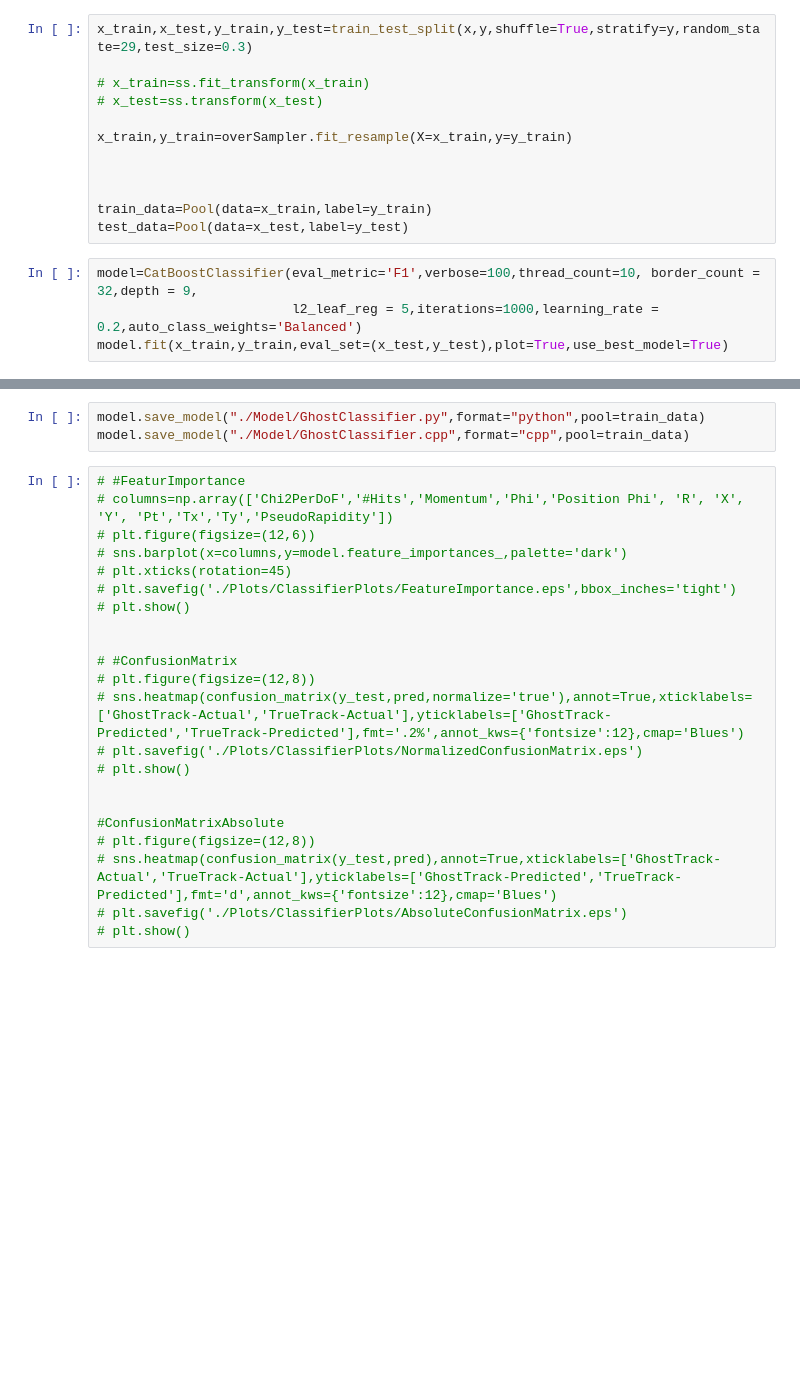
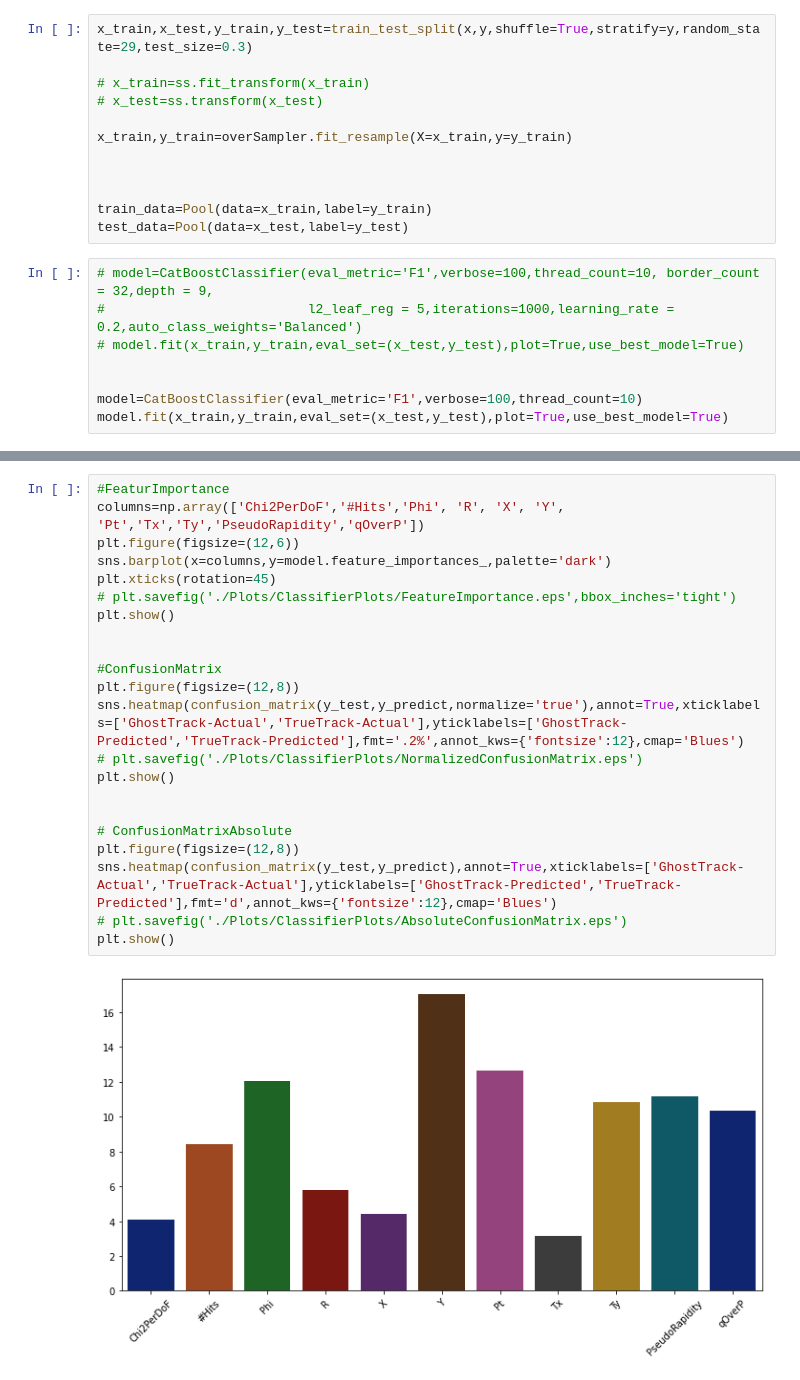
Before and after one commit to sabinhashmi/ParticleBox, a Jupyter notebook: Classifier/02_GhostClassifier.ipynb, the cells around one changed output, grey strips where cells are left out. Drawn from its saved outputs; the diff is of its cells as text; blank space fills up the shorter version.

```diff
--- a/Classifier/02_GhostClassifier.ipynb
+++ b/Classifier/02_GhostClassifier.ipynb
@@ -61,8 +67,12 @@ x_train,y_train=overSampler.fit_resample(X=x_train,y=y_train)
 train_data=Pool(data=x_train,label=y_train)
 test_data=Pool(data=x_test,label=y_test)
 # %%
-model=CatBoostClassifier(eval_metric='F1',verbose=100,thread_count=10, border_count = 32,depth = 9,
-                         l2_leaf_reg = 5,iterations=1000,learning_rate = 0.2,auto_class_weights='Balanced')
+# model=CatBoostClassifier(eval_metric='F1',verbose=100,thread_count=10, border_count = 32,depth = 9,
+#                          l2_leaf_reg = 5,iterations=1000,learning_rate = 0.2,auto_class_weights='Balanced')
+# model.fit(x_train,y_train,eval_set=(x_test,y_test),plot=True,use_best_model=True)
+
+
+model=CatBoostClassifier(eval_metric='F1',verbose=100,thread_count=10)
 model.fit(x_train,y_train,eval_set=(x_test,y_test),plot=True,use_best_model=True)
 # %% [output]
 [interactive output not drawn]
@@ -92,25 +103,24 @@ Accuracy Score : 0.7070024880228131, ROC AUC Score : 0.707923532098573, F1 Score
-# %%
-model.save_model("./Model/GhostClassifier.py",format="python",pool=train_data)
-model.save_model("./Model/GhostClassifier.cpp",format="cpp",pool=train_data)
 # %%
-# #FeaturImportance
-# columns=np.array(['Chi2PerDoF','#Hits','Momentum','Phi','Position Phi', 'R', 'X', 'Y', 'Pt','Tx','Ty','PseudoRapidity'])
-# plt.figure(figsize=(12,6))
-# sns.barplot(x=columns,y=model.feature_importances_,palette='dark')
-# plt.xticks(rotation=45)
+#FeaturImportance
+columns=np.array(['Chi2PerDoF','#Hits','Phi', 'R', 'X', 'Y', 'Pt','Tx','Ty','PseudoRapidity','qOverP'])
+plt.figure(figsize=(12,6))
+sns.barplot(x=columns,y=model.feature_importances_,palette='dark')
+plt.xticks(rotation=45)
 # plt.savefig('./Plots/ClassifierPlots/FeatureImportance.eps',bbox_inches='tight')
-# plt.show()
+plt.show()
 
 
-# #ConfusionMatrix
-# plt.figure(figsize=(12,8))
-# sns.heatmap(confusion_matrix(y_test,pred,normalize='true'),annot=True,xticklabels=['GhostTrack-Actual','TrueTrack-Actual'],yticklabels=['GhostTrack-Predicted','TrueTrack-Predicted'],fmt='.2%',annot_kws={'fontsize':12},cmap='Blues')
+#ConfusionMatrix
+plt.figure(figsize=(12,8))
+sns.heatmap(confusion_matrix(y_test,y_predict,normalize='true'),annot=True,xticklabels=['GhostTrack-Actual','TrueTrack-Actual'],yticklabels=['GhostTrack-Predicted','TrueTrack-Predicted'],fmt='.2%',annot_kws={'fontsize':12},cmap='Blues')
 # plt.savefig('./Plots/ClassifierPlots/NormalizedConfusionMatrix.eps')
-# plt.show()
+plt.show()
 
 
-#ConfusionMatrixAbsolute
-# plt.figure(figsize=(12,8))
-# sns.heatmap(confusion_matrix(y_test,pred),annot=True,xticklabels=['GhostTrack-Actual','TrueTrack-Actual'],yticklabels=['GhostTrack-Predicted','TrueTrack-Predicted'],fmt='d',annot_kws={'fontsize':12},cmap='Blues')
+# ConfusionMatrixAbsolute
+plt.figure(figsize=(12,8))
+sns.heatmap(confusion_matrix(y_test,y_predict),annot=True,xticklabels=['GhostTrack-Actual','TrueTrack-Actual'],yticklabels=['GhostTrack-Predicted','TrueTrack-Predicted'],fmt='d',annot_kws={'fontsize':12},cmap='Blues')
 # plt.savefig('./Plots/ClassifierPlots/AbsoluteConfusionMatrix.eps')
-# plt.show()
+plt.show()
+# %% [output]
+[figure, added]
```
Also changed, not shown: parts of 6 cells of this notebook, 8 other files.
